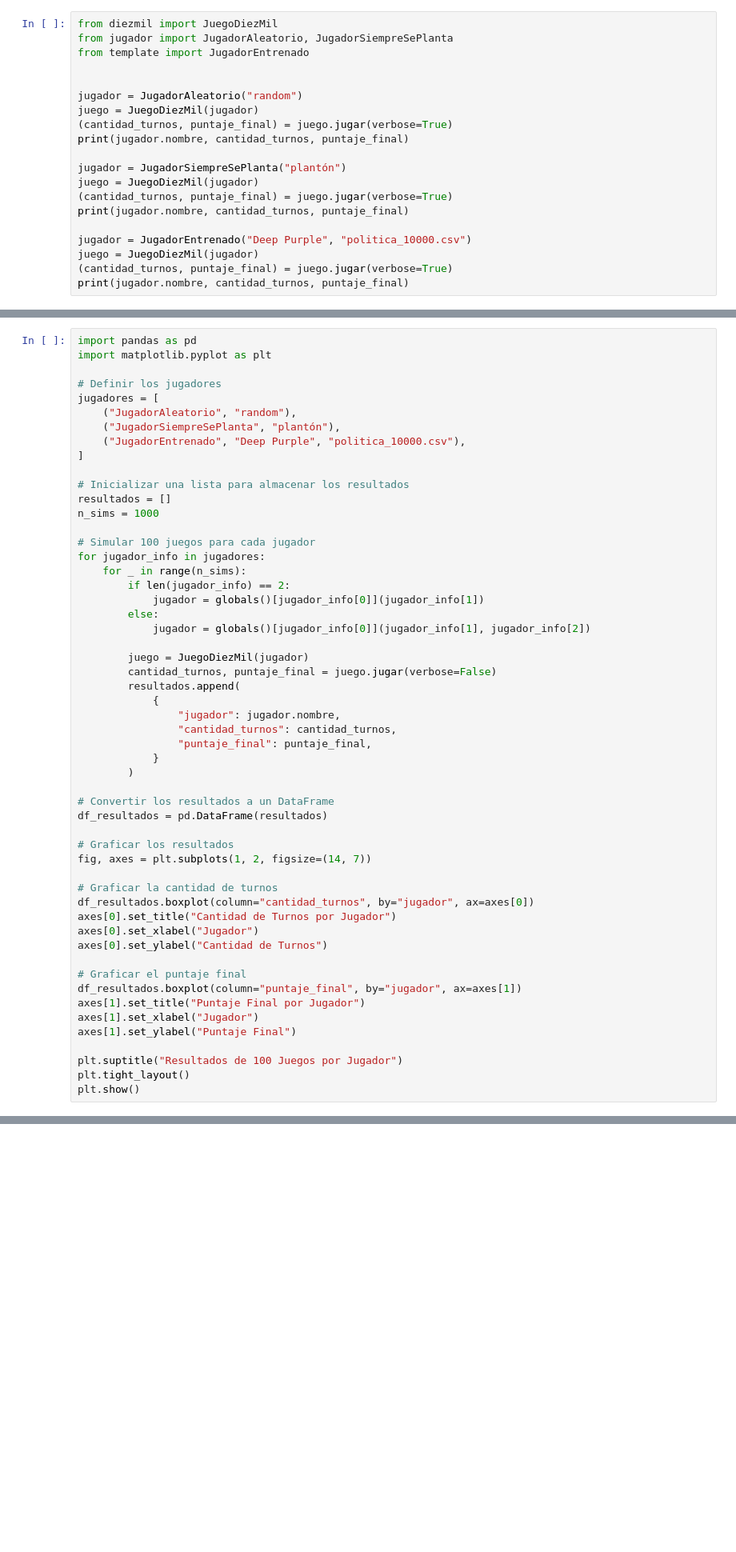
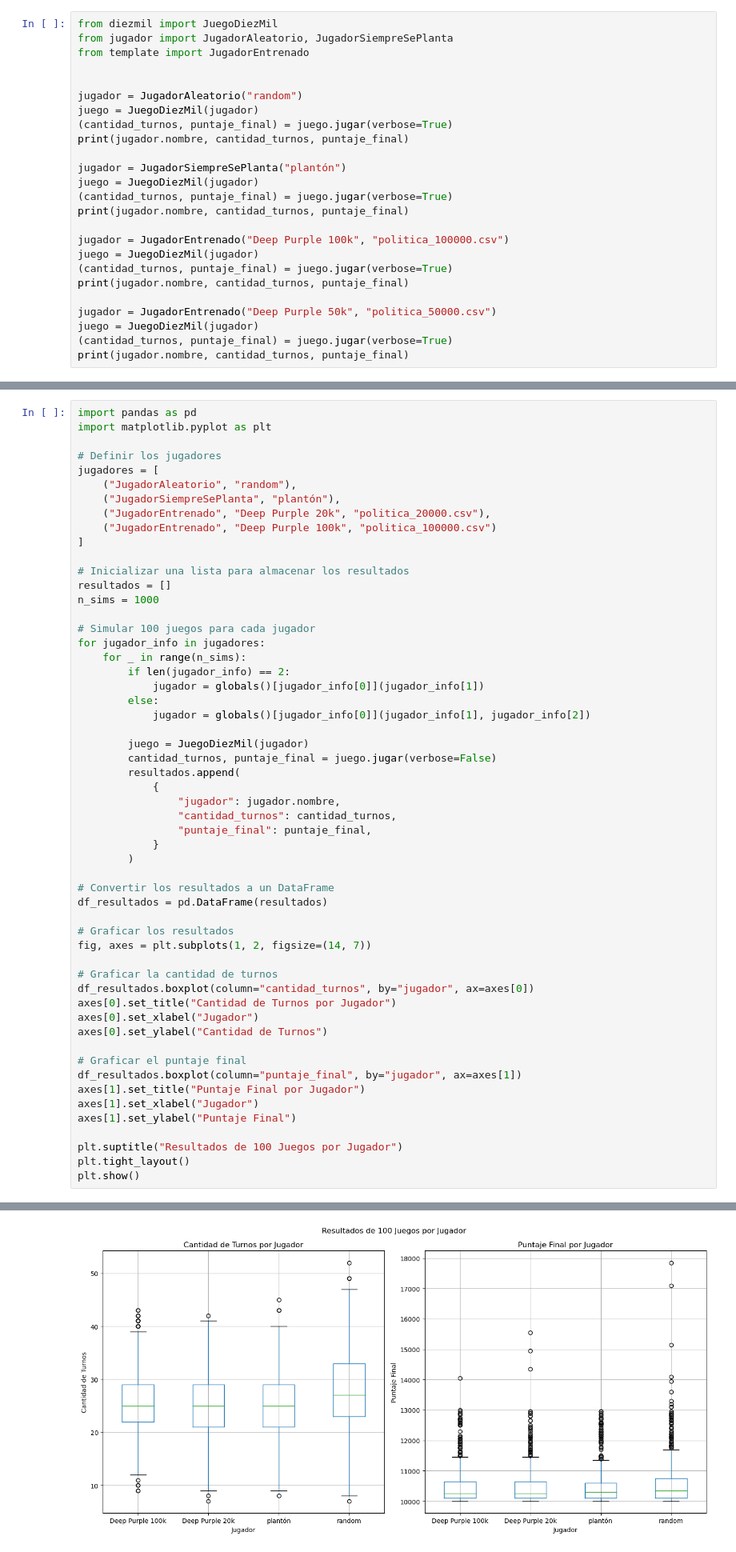
Before and after one commit to IgnacioPardo/TP1_IAN, a Jupyter notebook: exploratory.ipynb, the cells around one changed output, grey strips where cells are left out. Shown: that part at 80% size. Drawn from its saved outputs; the diff is of its cells as text; blank space fills up the shorter version.

```diff
--- a/exploratory.ipynb
+++ b/exploratory.ipynb
@@ -16,8 +16,13 @@ juego = JuegoDiezMil(jugador)
 (cantidad_turnos, puntaje_final) = juego.jugar(verbose=True)
 print(jugador.nombre, cantidad_turnos, puntaje_final)
 
-jugador = JugadorEntrenado("Deep Purple", "politica_10000.csv")
+jugador = JugadorEntrenado("Deep Purple 100k", "politica_100000.csv")
 juego = JuegoDiezMil(jugador)
 (cantidad_turnos, puntaje_final) = juego.jugar(verbose=True)
 print(jugador.nombre, cantidad_turnos, puntaje_final)
+
+jugador = JugadorEntrenado("Deep Purple 50k", "politica_50000.csv")
+juego = JuegoDiezMil(jugador)
+(cantidad_turnos, puntaje_final) = juego.jugar(verbose=True)
+print(jugador.nombre, cantidad_turnos, puntaje_final)
 # %% [output]
@@ -46,7 +51,8 @@ import matplotlib.pyplot as plt
 jugadores = [
     ("JugadorAleatorio", "random"),
     ("JugadorSiempreSePlanta", "plantón"),
-    ("JugadorEntrenado", "Deep Purple", "politica_10000.csv"),
+    ("JugadorEntrenado", "Deep Purple 20k", "politica_20000.csv"),
+    ("JugadorEntrenado", "Deep Purple 100k", "politica_100000.csv")
 ]
 
 # Inicializar una lista para almacenar los resultados
@@ -96,0 +102 @@ IndexError: index 10000 is out of bounds for axis 0 with size 10000
+[figure, added]
```
Also changed, not shown: parts of 2 cells of this notebook, 4 other files.
